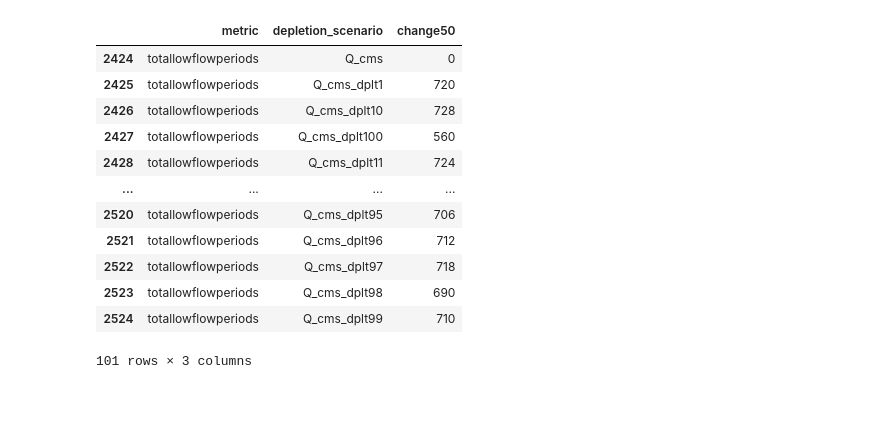
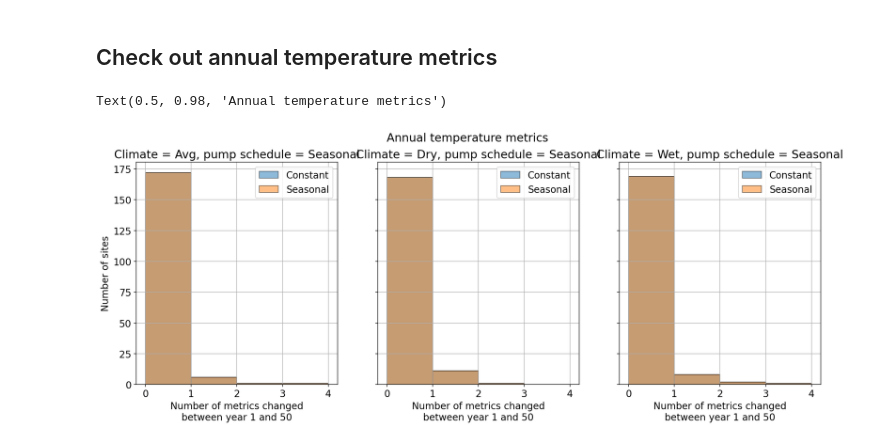
Before and after one commit to lapidesd/streamflow_depletion_metrics_replacement, a Jupyter notebook: Code/metric_outcomes.ipynb, the cells around one changed output. Saved outputs shown, nothing was run; the diff lists cells and outputs as text; code cells hidden in the pictures; blank space fills up the shorter version.

```diff
--- a/Code/metric_outcomes.ipynb
+++ b/Code/metric_outcomes.ipynb
@@ -169,7 +333,7 @@ im = ax.scatter(mean_change_sub.LNG_GAGE,
            s = 150)
 ax.set_xlim(-130,-65)
 ax.set_ylim(22,51)
-ax.set_title('Number of metrics changed')
+ax.set_title('Number of annual flow metrics changed')
 plt.colorbar(im)
 # %% [output]
 <matplotlib.colorbar.Colorbar at 0x...>
@@ -237,16 +386,40 @@ See the caveats in the documentation: https://pandas.pydata.org/pandas-docs/stab
-# %%
-means[means.metric=='totallowflowperiods']
-# %% [output]
-|  | metric | depletion_scenario | change50 |
-| 2424 | totallowflowperiods | Q_cms | 0 |
-| 2425 | totallowflowperiods | Q_cms_dplt1 | 720 |
-| 2426 | totallowflowperiods | Q_cms_dplt10 | 728 |
-| 2427 | totallowflowperiods | Q_cms_dplt100 | 560 |
-| 2428 | totallowflowperiods | Q_cms_dplt11 | 724 |
-| ... | ... | ... | ... |
-| 2520 | totallowflowperiods | Q_cms_dplt95 | 706 |
-| 2521 | totallowflowperiods | Q_cms_dplt96 | 712 |
-| 2522 | totallowflowperiods | Q_cms_dplt97 | 718 |
-| 2523 | totallowflowperiods | Q_cms_dplt98 | 690 |
-| 2524 | totallowflowperiods | Q_cms_dplt99 | 710 |
-101 rows × 3 columns
+# %% [markdown]
+## Check out annual temperature metrics
+# %%
+metric_changeT = pd.concat([metric_change0[metric_change0.type=='T'],
+                           metric_change1[metric_change1.type=='T'],
+                           metric_change2[metric_change2.type=='T']])
+
+metric_change = metric_changeT
+# %%
+# # number of indicators that change by by year 50 at each site
+change_thresh = 5 # % difference between year 1 and 50
+
+mean_change = metric_change.groupby(['site','climate','pumprate','metric']).mean().reset_index()
+mean_change['change50'] = np.where(mean_change.perc_change_yr_50.abs()>change_thresh,1,0)
+mean_change = mean_change.groupby(['site','climate','pumprate']).sum().drop(columns='perc_change_yr_50').reset_index()
+
+fig,axs = plt.subplots(1,3,figsize = (18,6),sharex=True,sharey=True)
+
+axes = [axs[0],axs[1],axs[2],
+        axs[0],axs[1],axs[2]]
+
+bins = np.linspace(0,4,5)
+i=0
+for p in mean_change.pumprate.drop_duplicates():
+    for clim in mean_change.climate.drop_duplicates():
+        mean_change[(mean_change.climate==clim) &
+                    (mean_change.pumprate==p)].change50.hist(ax=axes[i],bins = bins,edgecolor = 'k',
+                                                            label = p,alpha=0.5)
+        axes[i].set_title('Climate = '+clim+', pump schedule = '+p)
+        axes[i].legend()
+        if i>2:
+            axes[i].set_xlabel('Number of metrics changed\nbetween year 1 and 50')
+        i+=1
+axs[0].set_ylabel('Number of sites')
+# axs[1].set_ylabel('Number of sites')
+
+fig.suptitle('Annual temperature metrics')
+# %% [output]
+Text(0.5, 0.98, 'Annual temperature metrics')
+[figure, added]
```
Also changed, not shown: parts of 25 cells of this notebook.
